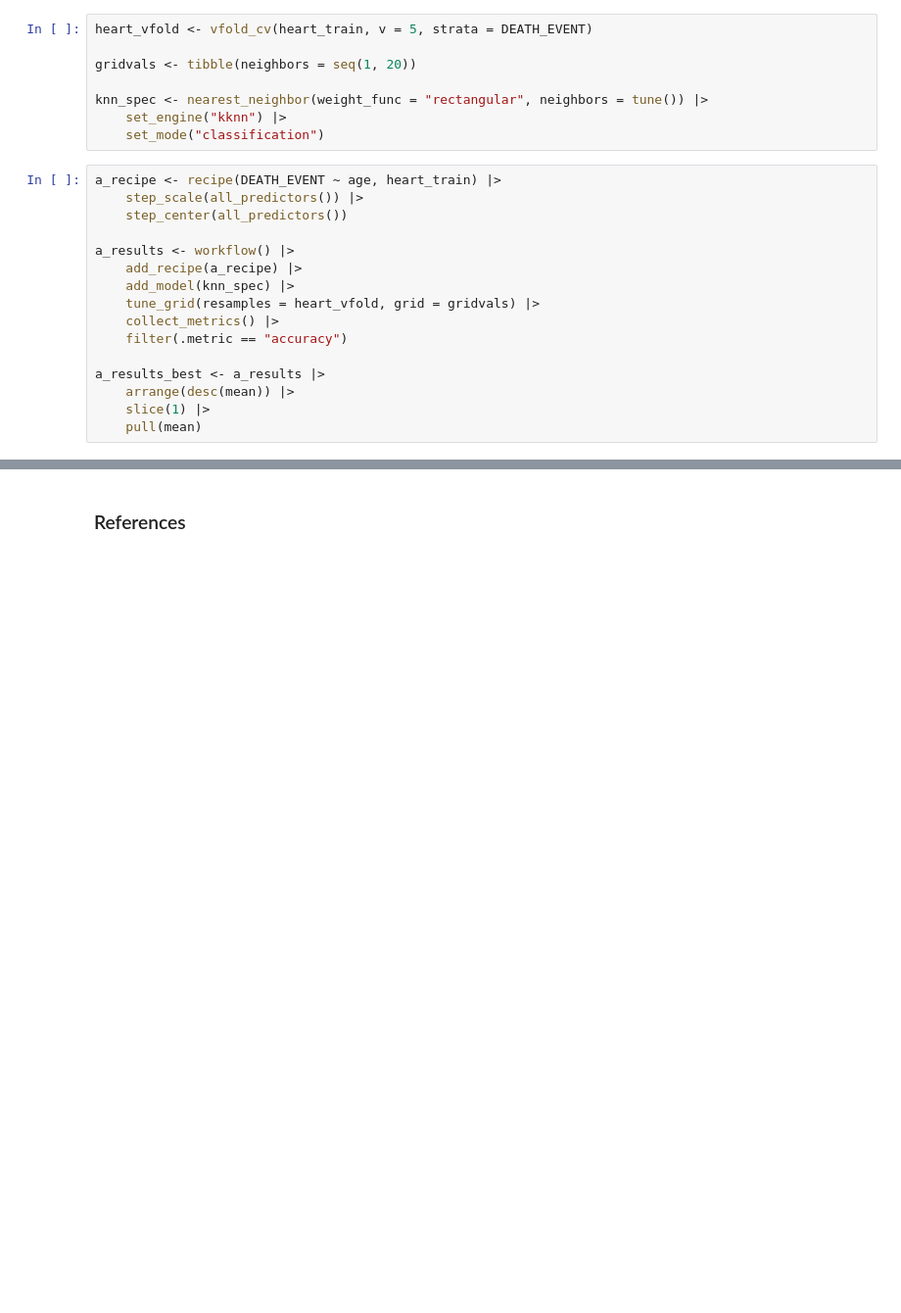
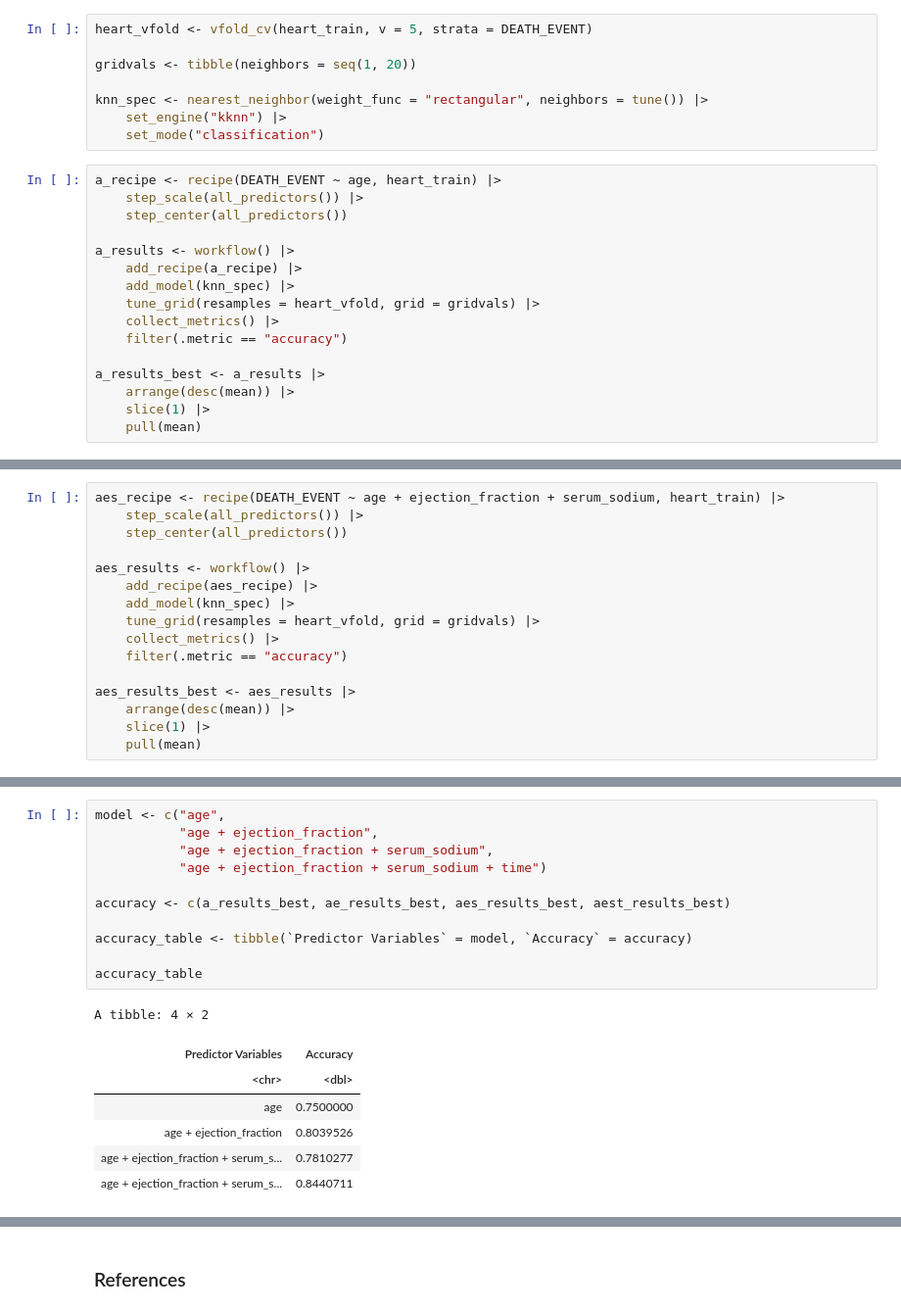
Before and after one commit to pinklily1202/Group-30, a Jupyter notebook: group30.ipynb, the cells around one changed output, grey strips where cells are left out. Shown at 98% size. Saved outputs shown, nothing was run; the diff lists cells and outputs as text; blank space fills up the shorter version.

```diff
--- a/group30.ipynb
+++ b/group30.ipynb
@@ -285,0 +304,16 @@ a_results_best <- a_results |>
+# %%
+aes_recipe <- recipe(DEATH_EVENT ~ age + ejection_fraction + serum_sodium, heart_train) |>
+    step_scale(all_predictors()) |>
+    step_center(all_predictors())
+
+aes_results <- workflow() |>
+    add_recipe(aes_recipe) |>
+    add_model(knn_spec) |>
+    tune_grid(resamples = heart_vfold, grid = gridvals) |>
+    collect_metrics() |>
+    filter(.metric == "accuracy")
+
+aes_results_best <- aes_results |>
+    arrange(desc(mean)) |>
+    slice(1) |>
+    pull(mean)
@@ -285,0 +336,19 @@ a_results_best <- a_results |>
+# %%
+model <- c("age",
+           "age + ejection_fraction",
+           "age + ejection_fraction + serum_sodium",
+           "age + ejection_fraction + serum_sodium + time")
+
+accuracy <- c(a_results_best, ae_results_best, aes_results_best, aest_results_best)
+
+accuracy_table <- tibble(`Predictor Variables` = model, `Accuracy` = accuracy)
+
+accuracy_table
+# %% [output]
+A tibble: 4 × 2
+| Predictor Variables | Accuracy |
+| <chr> | <dbl> |
+| age | 0.7500000 |
+| age + ejection_fraction | 0.8039526 |
+| age + ejection_fraction + serum_s... | 0.7810277 |
+| age + ejection_fraction + serum_s... | 0.8440711 |
```
Also changed, not shown: parts of 14 cells of this notebook.
